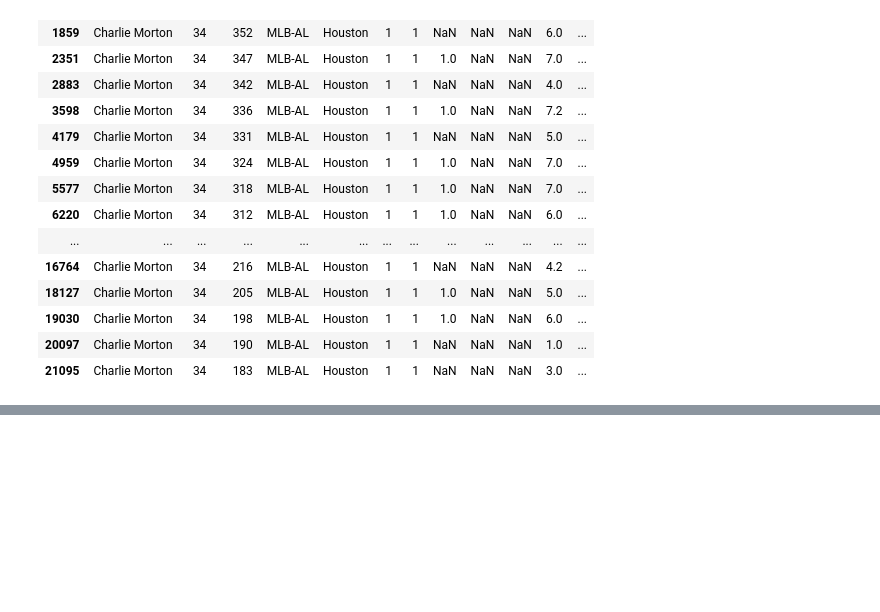
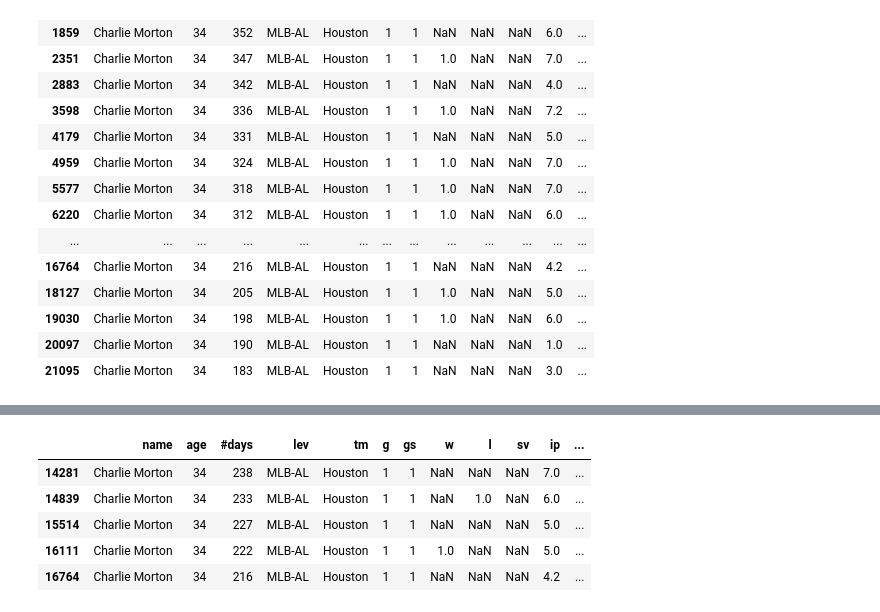
Before and after one commit to t-phill/mlb_injuries, a Jupyter notebook: notebooks/clean_games.ipynb, the cells around one changed output, grey strips where cells are left out. Saved outputs shown, nothing was run; the diff lists cells and outputs as text; code cells hidden in the pictures; blank space fills up the shorter version.

```diff
--- a/notebooks/clean_games.ipynb
+++ b/notebooks/clean_games.ipynb
@@ -19,7 +82,8 @@ games.columns = [x.lower().strip() for x in games.columns]
 # %%
 # games = games.set_index(np.arange(len(games)))
 # %%
-games[games['name'] == 'Charlie Morton']
+cm = games[games['name'] == 'Charlie Morton']
+cm
 # %% [output]
 |  | name | age | #days | lev | tm | g | gs | w | l | sv | ip | ... |
 | 529 | Charlie Morton | 34 | 364 | MLB-AL | Houston | 1 | 1 | 1.0 | NaN | NaN | 6.0 | ... |
@@ -65,4 +141,4 @@ Name: 13, dtype: object
 # %%
 # dl_18['startdate'] = pd.to_datetime(dl_18['startdate'])
 # %%
-dl_18['startdate'] = pd.to_datetime(dl_18['startdate'], format="%Y/%m/%d")
+# dl_18['startdate'] = pd.to_datetime(dl_18['startdate'], format="%Y/%m/%d")
@@ -89,0 +145,3 @@ dl_18
+# %%
+inj_date = dl_18[dl_18['player'] == 'charlie morton'].values[0][-3]
+inj_date
@@ -89,0 +150,10 @@ dl_18
+# %%
+inj_game = cm[cm['date'] < inj_date][-5:]
+inj_game
+# %% [output]
+|  | name | age | #days | lev | tm | g | gs | w | l | sv | ip | ... |
+| 14281 | Charlie Morton | 34 | 238 | MLB-AL | Houston | 1 | 1 | NaN | NaN | NaN | 7.0 | ... |
+| 14839 | Charlie Morton | 34 | 233 | MLB-AL | Houston | 1 | 1 | NaN | 1.0 | NaN | 6.0 | ... |
+| 15514 | Charlie Morton | 34 | 227 | MLB-AL | Houston | 1 | 1 | NaN | NaN | NaN | 5.0 | ... |
+| 16111 | Charlie Morton | 34 | 222 | MLB-AL | Houston | 1 | 1 | 1.0 | NaN | NaN | 5.0 | ... |
+| 16764 | Charlie Morton | 34 | 216 | MLB-AL | Houston | 1 | 1 | NaN | NaN | NaN | 4.2 | ... |
```
Also changed, not shown: parts of 11 cells of this notebook.
